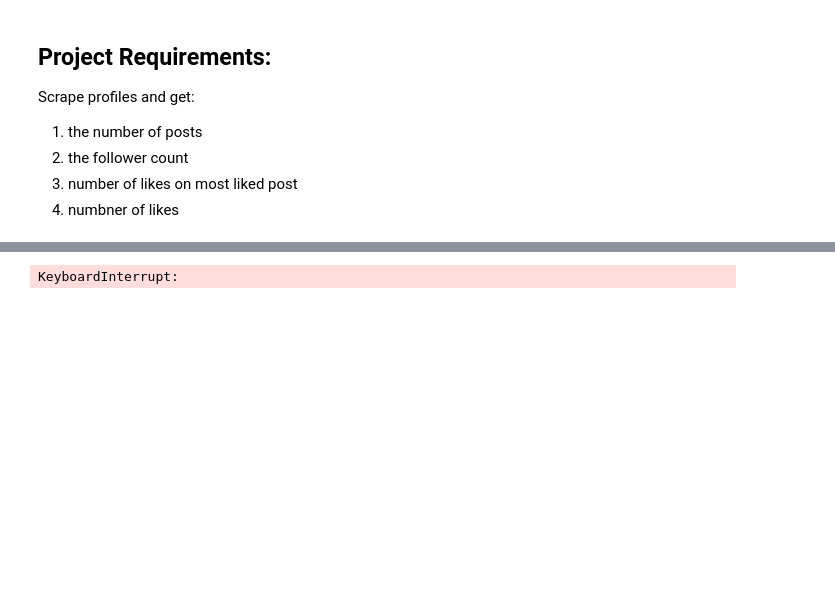
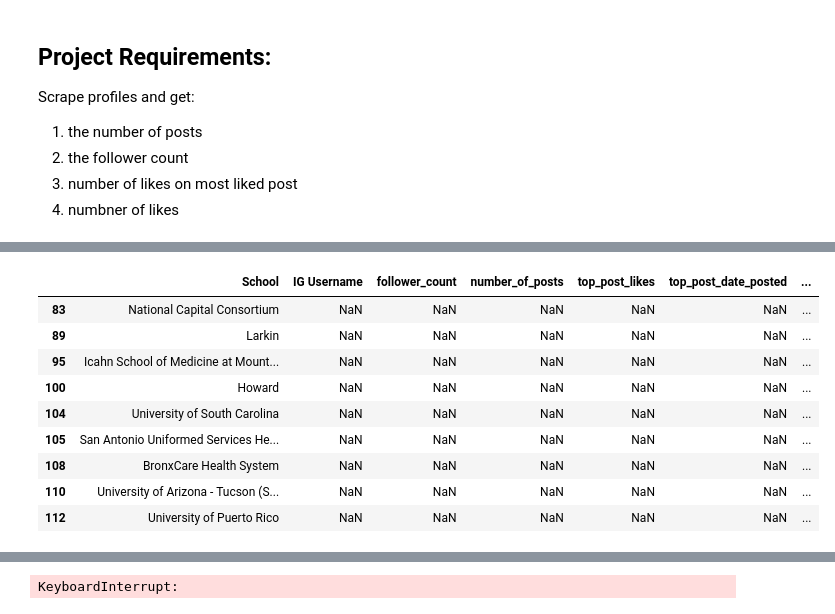
Before and after one commit to albert239825/InstagramScraper, a Jupyter notebook: InstagramScraperTest.ipynb, the cells around one changed output, grey strips where cells are left out. Cells and saved outputs as stored; diff of their text form; code cells hidden in the pictures; blank space fills up the shorter version.

```diff
--- a/InstagramScraperTest.ipynb
+++ b/InstagramScraperTest.ipynb
@@ -42,0 +63,13 @@ def get_top_post (scraped_posts, cut_off_date = datetime(2021, 8,1)):
+# %%
+users[users['IG Username'].isna()]
+# %% [output]
+|  | School | IG Username | follower_count | number_of_posts | top_post_likes | top_post_date_posted | ... |
+| 83 | National Capital Consortium | NaN | NaN | NaN | NaN | NaN | ... |
+| 89 | Larkin | NaN | NaN | NaN | NaN | NaN | ... |
+| 95 | Icahn School of Medicine at Mount... | NaN | NaN | NaN | NaN | NaN | ... |
+| 100 | Howard | NaN | NaN | NaN | NaN | NaN | ... |
+| 104 | University of South Carolina | NaN | NaN | NaN | NaN | NaN | ... |
+| 105 | San Antonio Uniformed Services He... | NaN | NaN | NaN | NaN | NaN | ... |
+| 108 | BronxCare Health System | NaN | NaN | NaN | NaN | NaN | ... |
+| 110 | University of Arizona - Tucson (S... | NaN | NaN | NaN | NaN | NaN | ... |
+| 112 | University of Puerto Rico | NaN | NaN | NaN | NaN | NaN | ... |
```
Also changed, not shown: parts of 12 cells of this notebook, 1 other file.
